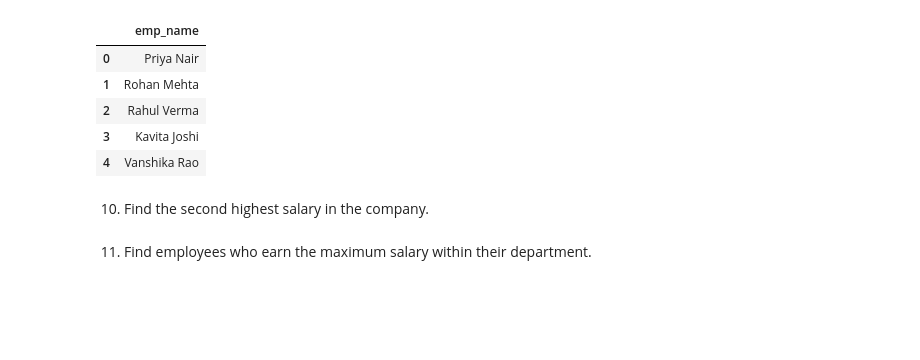
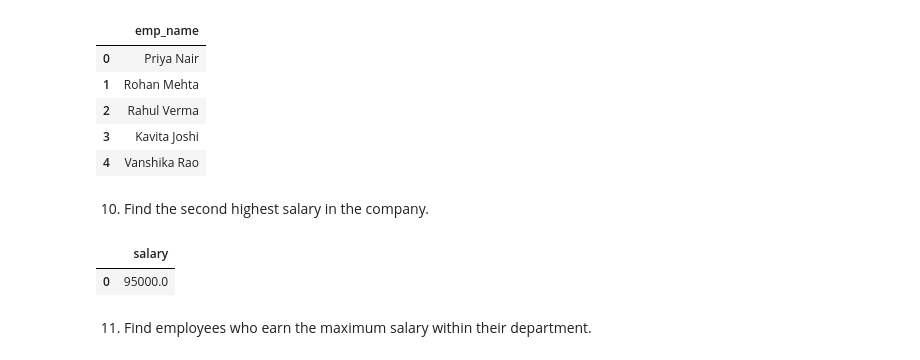
Before and after one commit to Sahil-x-boop/Data_Engineer, a Jupyter notebook: SQL/Day1/begins.ipynb, the cells around one changed output. Cells and saved outputs as stored; diff of their text form; code cells hidden in the pictures; blank space fills up the shorter version.

```diff
--- a/SQL/Day1/begins.ipynb
+++ b/SQL/Day1/begins.ipynb
@@ -342,10 +342,16 @@ on p.lead_id = e.emp_id
 # %%
 
 run_query(
 '''
-
+select salary
+from employees
+order by salary desc
+limit 1 offset 1;
 '''
 )
+# %% [output]
+|  | salary |
+| 0 | 95000.0 |
 # %% [markdown]
 11. Find employees who earn the maximum salary within their department.
 # %%
```
Also changed, not shown: parts of 1 cell of this notebook.
